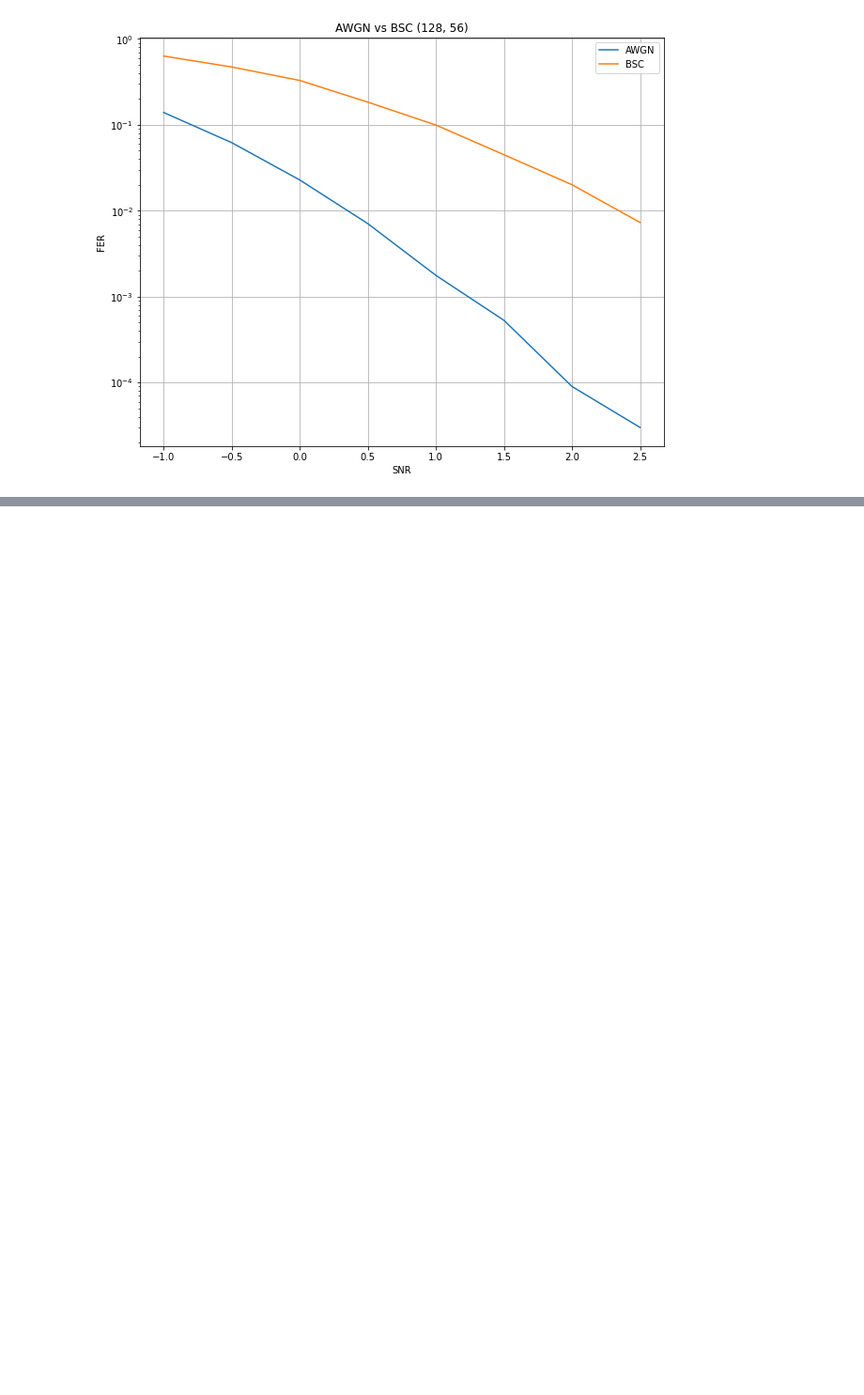
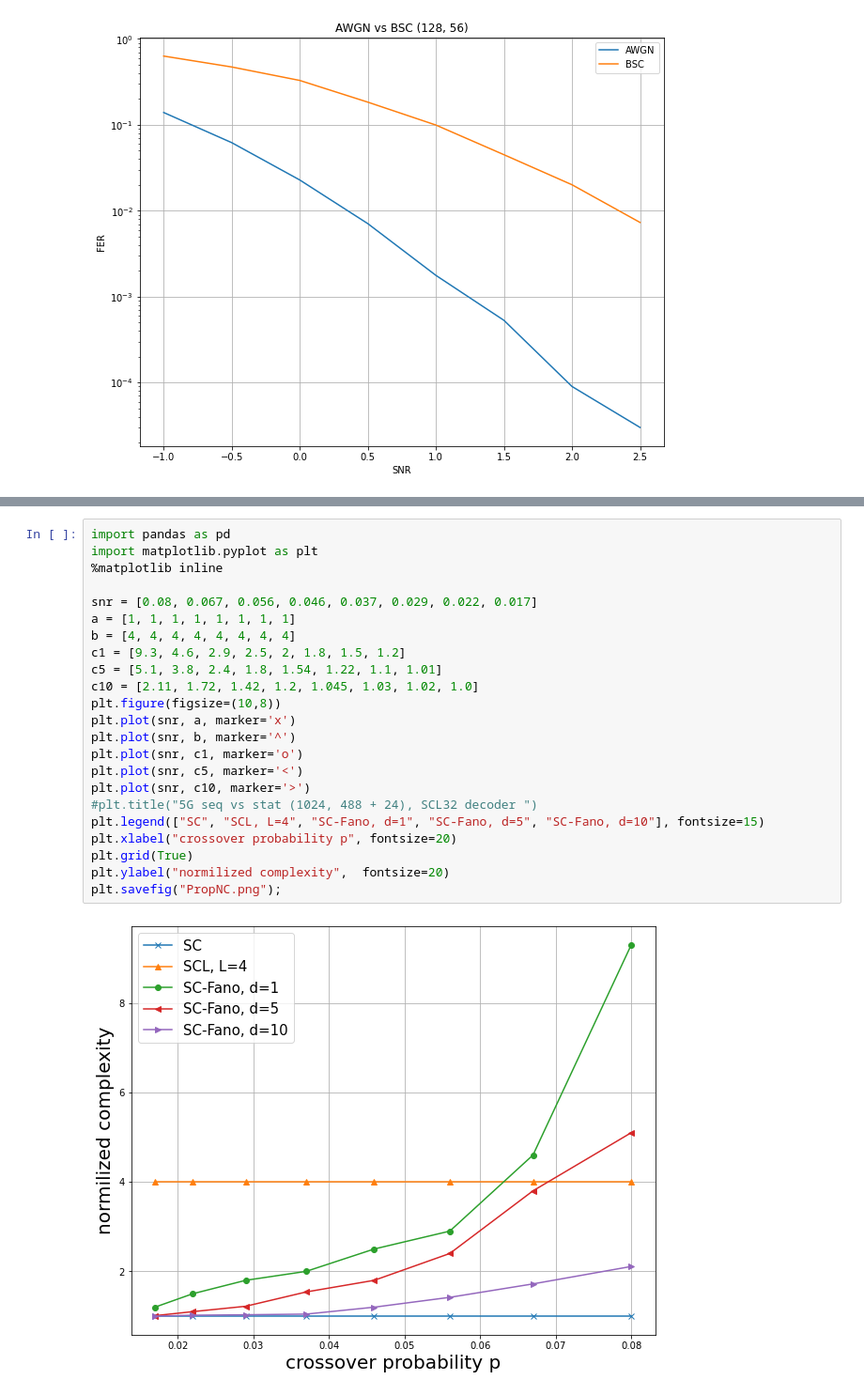
Before and after one commit to ISChetverikov/PolarCodes, a Jupyter notebook: results_plotting/PlotFerCurve.ipynb, the cells around one changed output, grey strips where cells are left out. Shown at 94% size. Cells and saved outputs as stored; diff of their text form; blank space fills up the shorter version.

```diff
--- a/results_plotting/PlotFerCurve.ipynb
+++ b/results_plotting/PlotFerCurve.ipynb
@@ -326,0 +353,25 @@ plt.savefig("5GvsStat.png");
+# %%
+import pandas as pd
+import matplotlib.pyplot as plt
+%matplotlib inline
+
+snr = [0.08, 0.067, 0.056, 0.046, 0.037, 0.029, 0.022, 0.017]
+a = [1, 1, 1, 1, 1, 1, 1, 1]
+b = [4, 4, 4, 4, 4, 4, 4, 4]
+c1 = [9.3, 4.6, 2.9, 2.5, 2, 1.8, 1.5, 1.2]
+c5 = [5.1, 3.8, 2.4, 1.8, 1.54, 1.22, 1.1, 1.01]
+c10 = [2.11, 1.72, 1.42, 1.2, 1.045, 1.03, 1.02, 1.0]
+plt.figure(figsize=(10,8))
+plt.plot(snr, a, marker='x')
+plt.plot(snr, b, marker='^')
+plt.plot(snr, c1, marker='o')
+plt.plot(snr, c5, marker='<')
+plt.plot(snr, c10, marker='>')
+#plt.title("5G seq vs stat (1024, 488 + 24), SCL32 decoder ")
+plt.legend(["SC", "SCL, L=4", "SC-Fano, d=1", "SC-Fano, d=5", "SC-Fano, d=10"], fontsize=15)
+plt.xlabel("crossover probability p", fontsize=20)
+plt.grid(True)
+plt.ylabel("normilized complexity",  fontsize=20)
+plt.savefig("PropNC.png");
+# %% [output]
+[figure, added]
```
Also changed, not shown: parts of 2 cells of this notebook, 23 other files.
